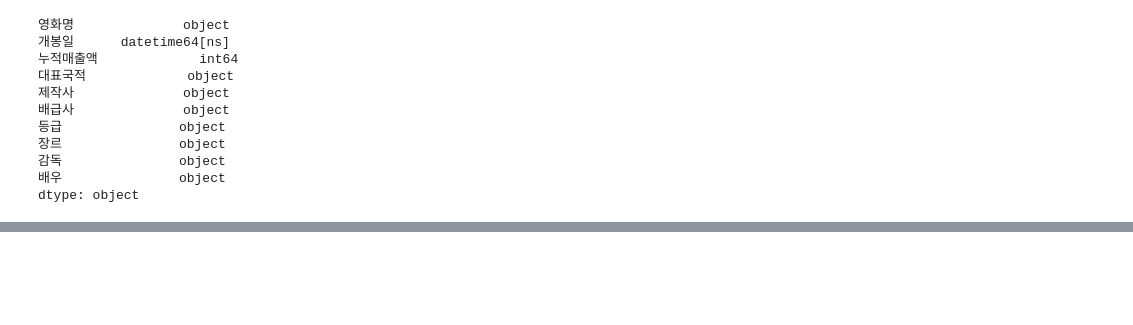
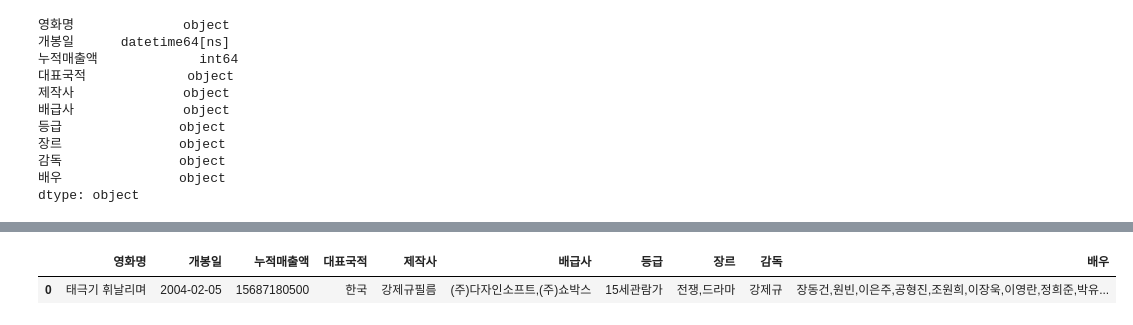
Before and after one commit to Yoon-juhan/Movie-sales-forecast, a Jupyter notebook: model/model.ipynb, the cells around one changed output, grey strips where cells are left out. Cells and saved outputs as stored; diff of their text form; code cells hidden in the pictures; blank space fills up the shorter version.

```diff
--- a/model/model.ipynb
+++ b/model/model.ipynb
@@ -391,0 +253,5 @@ for model in models:
+# %%
+dataset.head(1)
+# %% [output]
+|  | 영화명 | 개봉일 | 누적매출액 | 대표국적 | 제작사 | 배급사 | 등급 | 장르 | 감독 | 배우 |
+| 0 | 태극기 휘날리며 | 2004-02-05 | 15687180500 | 한국 | 강제규필름 | (주)다자인소프트,(주)쇼박스 | 15세관람가 | 전쟁,드라마 | 강제규 | 장동건,원빈,이은주,공형진,조원희,이장욱,이영란,정희준,박유... |
```
Also changed, not shown: parts of 32 cells of this notebook.
